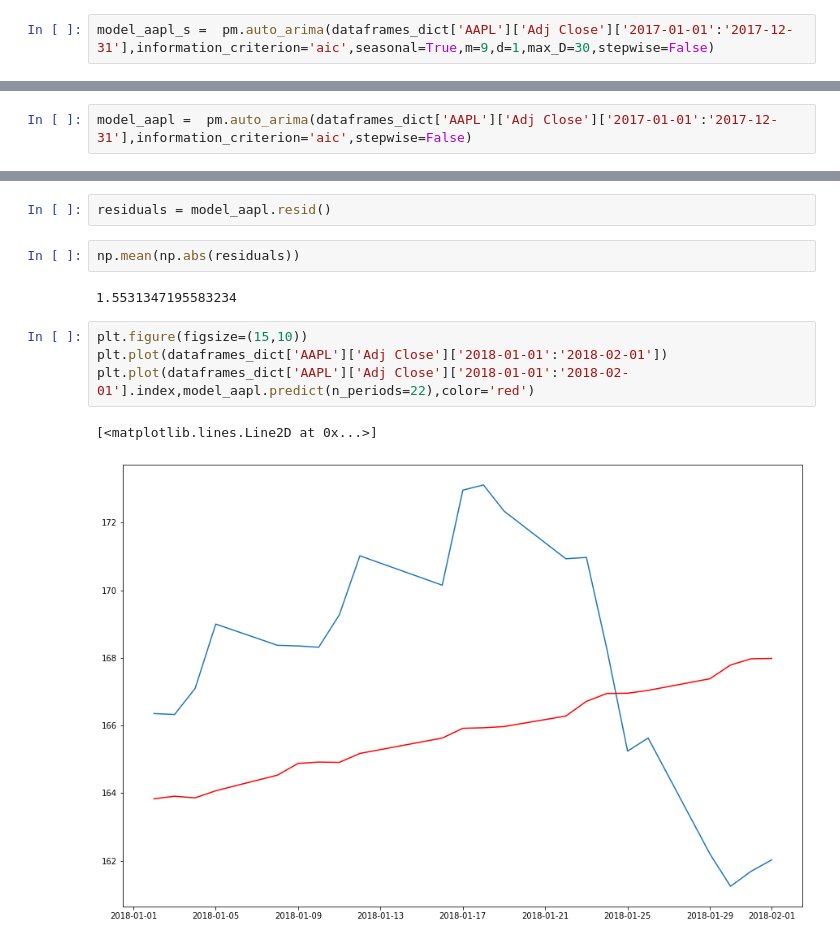
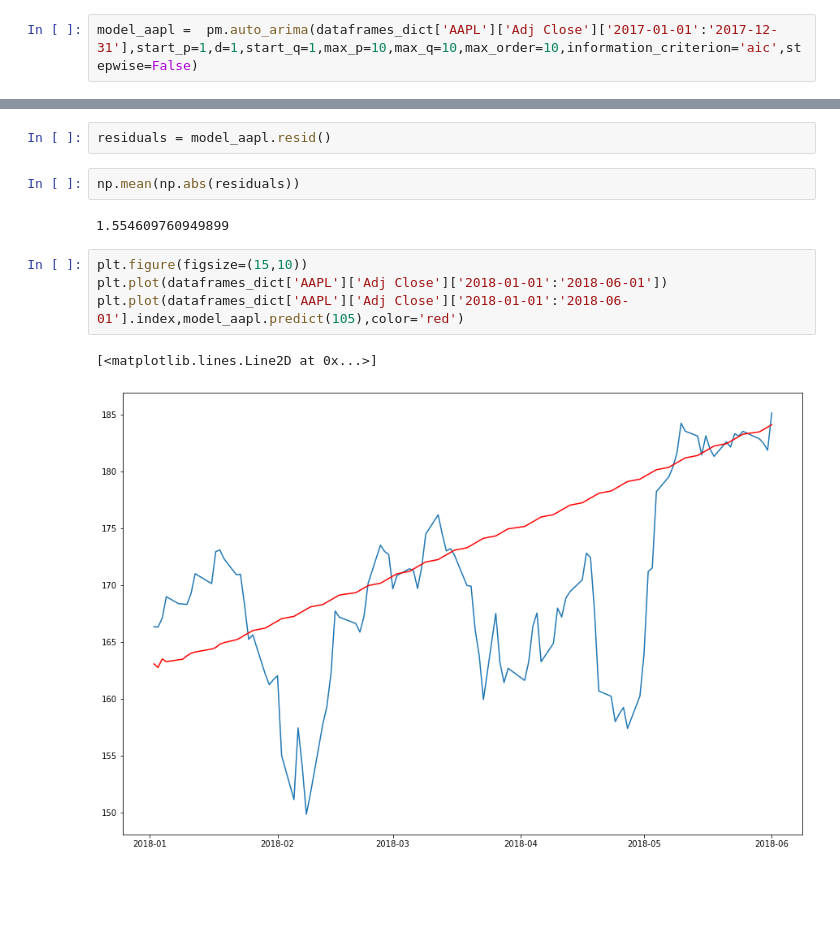
Before and after one commit to jcodedata13/Springboard, a Jupyter notebook: SARIMAX Springboard.ipynb, the cells around one changed output, grey strips where cells are left out. Drawn from its saved outputs; the diff is of its cells as text; blank space fills up the shorter version.

```diff
--- a/SARIMAX Springboard.ipynb
+++ b/SARIMAX Springboard.ipynb
@@ -179,4 +179,4 @@ Our desire is that both of the null hypothesies stand.
 # %%
 import pmdarima as pm
 # %%
-model_aapl_s =  pm.auto_arima(dataframes_dict['AAPL']['Adj Close']['2017-01-01':'2017-12-31'],information_criterion='aic',seasonal=True,m=9,d=1,max_D=30,stepwise=False)
+model_aapl =  pm.auto_arima(dataframes_dict['AAPL']['Adj Close']['2017-01-01':'2017-12-31'],start_p=1,d=1,start_q=1,max_p=10,max_q=10,max_order=10,information_criterion='aic',stepwise=False)
@@ -204,5 +183,3 @@ Warnings:
-# %%
-model_aapl =  pm.auto_arima(dataframes_dict['AAPL']['Adj Close']['2017-01-01':'2017-12-31'],information_criterion='aic',stepwise=False)
 # %%
 model_aapl.summary()
 # %% [output]
@@ -242,11 +220,11 @@ residuals = model_aapl.resid()
 # %%
 np.mean(np.abs(residuals))
 # %% [output]
-1.5531347195583234
+1.554609760949899
 # %%
 plt.figure(figsize=(15,10))
-plt.plot(dataframes_dict['AAPL']['Adj Close']['2018-01-01':'2018-02-01'])
-plt.plot(dataframes_dict['AAPL']['Adj Close']['2018-01-01':'2018-02-01'].index,model_aapl.predict(n_periods=22),color='red')
+plt.plot(dataframes_dict['AAPL']['Adj Close']['2018-01-01':'2018-06-01'])
+plt.plot(dataframes_dict['AAPL']['Adj Close']['2018-01-01':'2018-06-01'].index,model_aapl.predict(105),color='red')
 # %% [output]
 [<matplotlib.lines.Line2D at 0x...>]
-[figure, old version]
+[figure, new version]
```
Also changed, not shown: parts of 11 cells of this notebook.
